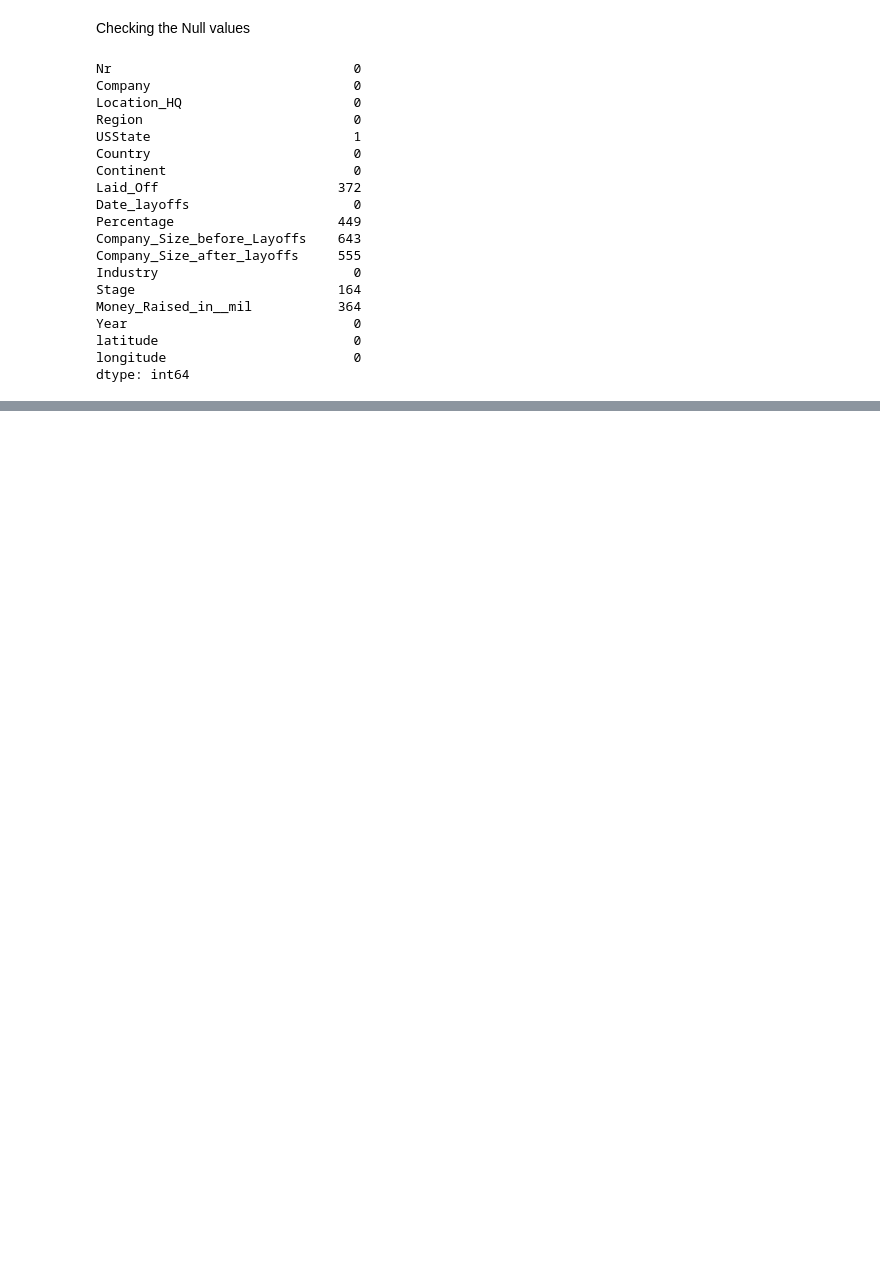
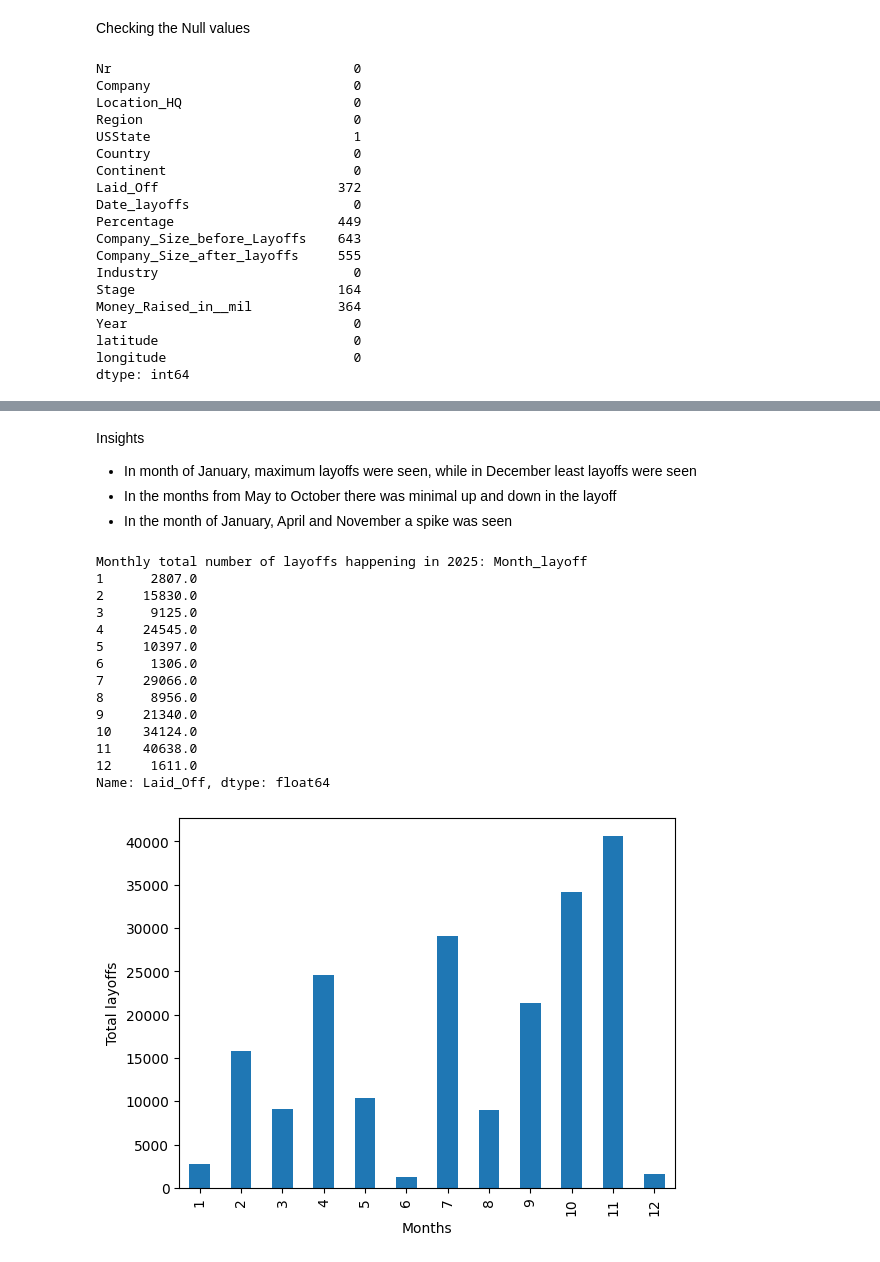
Before and after one commit to Ridima28/Global-Tech-Layoff-Analysis, a Jupyter notebook: layoff-eda.ipynb, the cells around one changed output, grey strips where cells are left out. Saved outputs shown, nothing was run; the diff lists cells and outputs as text; code cells hidden in the pictures; blank space fills up the shorter version.

```diff
--- a/layoff-eda.ipynb
+++ b/layoff-eda.ipynb
@@ -75,0 +219,28 @@ dtype: int64
+# %% [markdown]
+Insights
+   - In month of January, maximum layoffs were seen, while in December least layoffs were seen
+   - In the months from May to October there was minimal up and down in the layoff
+   - In the month of January, April and November a spike was seen
+# %%
+Year_2025 = df[df['Year_layoff'] == 2025].groupby("Month_layoff")["Laid_Off"].sum()
+print(f'Monthly total number of layoffs happening in 2025: {Year_2025}')
+Year_2025.plot(kind='bar')
+plt.xlabel("Months")
+plt.ylabel("Total layoffs")
+plt.savefig('Layoffs in 2025.png')
+# %% [output]
+Monthly total number of layoffs happening in 2025: Month_layoff
+1      2807.0
+2     15830.0
+3      9125.0
+4     24545.0
+5     10397.0
+6      1306.0
+7     29066.0
+8      8956.0
+9     21340.0
+10    34124.0
+11    40638.0
+12     1611.0
+Name: Laid_Off, dtype: float64
+[figure, added]
```
Also changed, not shown: parts of 35 cells of this notebook, 4 other files.
